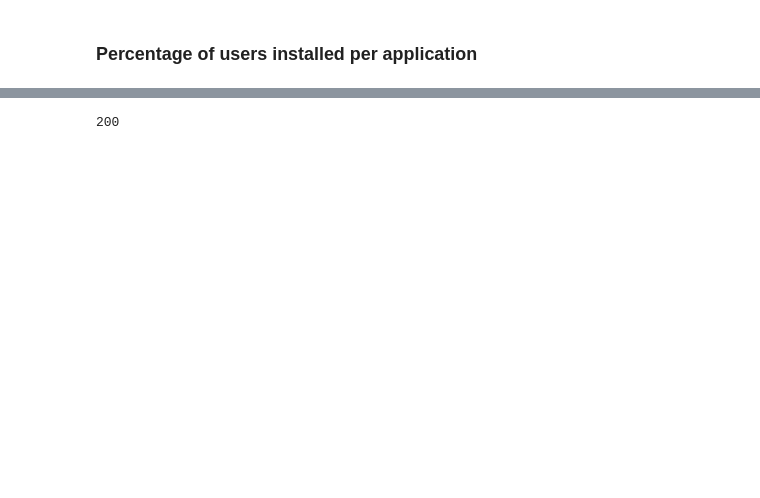
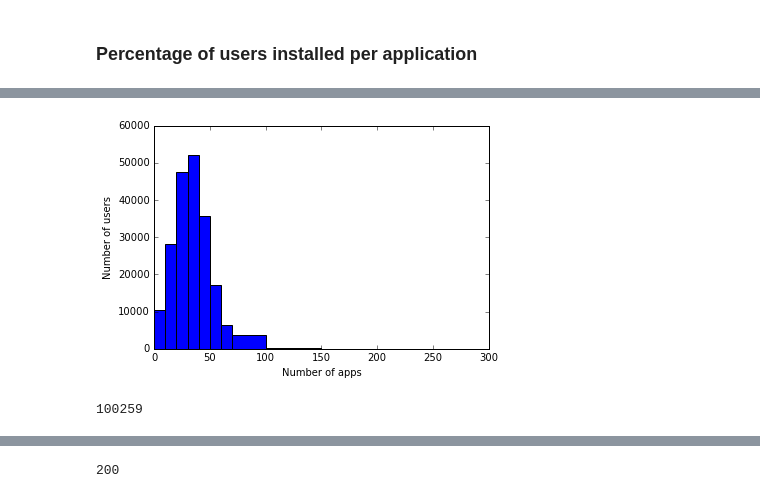
Before and after one commit to rubattino/apprecsys, a Jupyter notebook: notebooks/Dataset Statistics-Merged.ipynb, the cells around one changed output, grey strips where cells are left out. Saved outputs shown, nothing was run; the diff lists cells and outputs as text; code cells hidden in the pictures; blank space fills up the shorter version.

```diff
--- a/notebooks/Dataset Statistics-Merged.ipynb
+++ b/notebooks/Dataset Statistics-Merged.ipynb
@@ -170,3 +256,24 @@ plt.show()
+# %%
+import matplotlib.pyplot as plt
+import time
+import os
+%matplotlib inline
+plt.bar(histDataAppcount[0][:-1], histDataAppcount[1],
+        width=[x - intervalAppCount[i - 1] for i, x in enumerate(intervalAppCount)][1:])
+plt.ylabel('Number of users')
+plt.xlabel('Number of apps')
+
+#figure_dir = eventsPath + "/figures/"
+#if not os.path.exists(figure_dir):
+#    os.makedirs(figure_dir)
+#plt.savefig(figure_dir + "histof_#opens_peruser_100int" + str(int(time.time())) + ".png")
+plt.show()
+# %% [output]
+[figure, added]
+# %%
+len(itemIdConversionDictionary)
+# %% [output]
+100259
 # %%
 eventRDD = eventsConvertedRdd.groupBy(lambda x: x[0]).map(lambda (x,y): (x, sorted(list(y),key=lambda a: a[2])))
 def tempRemoveUserIdDup(line):
```
Also changed, not shown: parts of 18 cells of this notebook.
